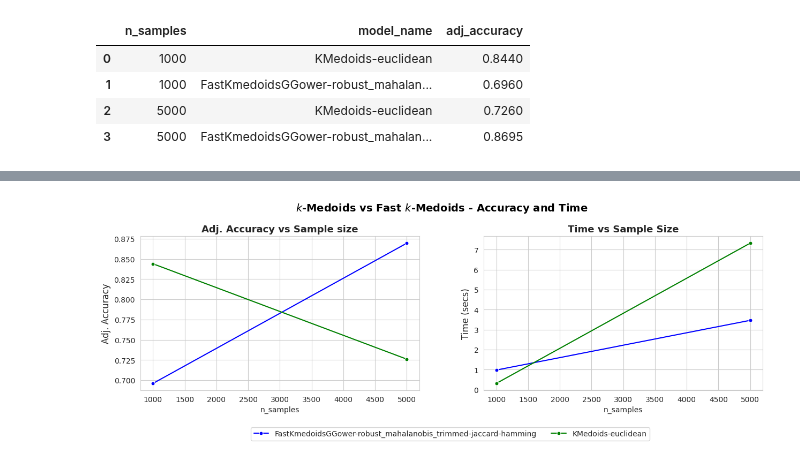
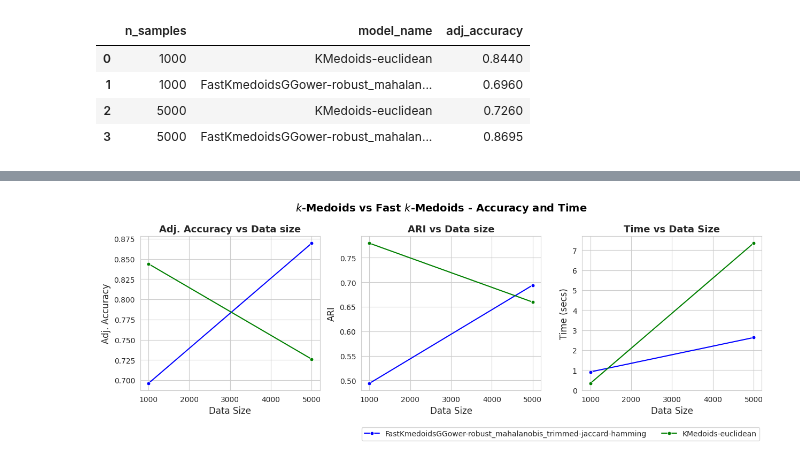
Before and after one commit to FabioScielzoOrtiz/db-robust-clust-paper-code, a Jupyter notebook: notebooks/experiment_2.ipynb, the cells around one changed output, grey strips where cells are left out. Saved outputs shown, nothing was run; the diff lists cells and outputs as text; code cells hidden in the pictures.

Commit message:
ARI added to all experiments

```diff
--- a/notebooks/experiment_2.ipynb
+++ b/notebooks/experiment_2.ipynb
@@ -79,7 +73,7 @@ results = {}
 
 for random_state in random_state_list:
     print('random_state', random_state)
-    results[random_state] = make_experiment_2(n_sample_list = n_samples_list,
+    results[random_state] = make_experiment_2(n_samples_list = experiment_2_config['n_samples_list'],
                                               models = models,
                                               random_state = random_state)
 # %% [output]
@@ -120,7 +115,7 @@ results
 model_names = list(models.keys())
 
 pivoted_results = get_pivoted_results_two_iterables(results = results,
-                                  iterable1 = n_samples_list  ,
+                                  iterable1 = experiment_2_config['n_samples_list'],
                                   iterable2 = model_names)
 
 pivoted_results
@@ -141,7 +142,7 @@ pivoted_results
 # %%
 avg_results = get_avg_results_two_iterables(results = results,
                                   pivoted_results = pivoted_results,
-                                  iterable1 = n_samples_list,
+                                  iterable1 = experiment_2_config['n_samples_list'],
                                   iterable2 = model_names)
 
 avg_results
@@ -179,5 +195,5 @@ dfs['adj_accuracy']
 # %%
-fig, axes = plt.subplots(1, 2, figsize=(15,4))
+fig, axes = plt.subplots(1, 3, figsize=(15,4))
 axes = axes.flatten()
 
 #######################################################################
@@ -202,6 +218,30 @@ sns.lineplot(x=df_acc_subset['n_samples'],
              color='green', marker='o',  markersize=5,
              label=model_name, ax=axes[0])
 
+
+#######################################################################
+# ARI plot
+#######################################################################
+
+model_name = 'FastKmedoidsGGower-robust_mahalanobis_trimmed-jaccard-hamming'
+df_acc_subset = dfs['ARI'][dfs['ARI']['model_name'] == model_name]
+
+sns.lineplot(x=df_acc_subset['n_samples'],
+             y=df_acc_subset['ARI'],
+             color='blue', marker='o',  markersize=5,
+             label=model_name, ax=axes[1])
+
+################################
+
+model_name = 'KMedoids-euclidean'
+df_acc_subset = dfs['ARI'][dfs['ARI']['model_name'] == model_name]
+
+sns.lineplot(x=df_acc_subset['n_samples'],
+             y=df_acc_subset['ARI'],
+             color='green', marker='o',  markersize=5,
+             label=model_name, ax=axes[1])
+
+
 #######################################################################
 # Time plot
 #######################################################################
@@ -212,7 +252,7 @@ df_time_subset = dfs['time'][dfs['time']['model_name'] == model_name]
 sns.lineplot(x=df_time_subset['n_samples'],
              y=df_time_subset['time'],
              color='blue', marker='o',  markersize=5,
-             label=model_name, ax=axes[1])
+             label=model_name, ax=axes[2])
 
 ################################
 
@@ -222,41 +262,41 @@ df_time_subset = dfs['time'][dfs['time']['model_name'] == model_name]
 sns.lineplot(x=df_time_subset['n_samples'],
              y=df_time_subset['time'],
              color='green', marker='o',  markersize=5,
-             label=model_name, ax=axes[1])
+             label=model_name, ax=axes[2])
 
 #######################################################################
 # Plot details
 
-axes[0].set_title('Adj. Accuracy vs Sample size', size=13, weight='bold')
+axes[0].set_title('Adj. Accuracy vs Data size', size=13, weight='bold')
 axes[0].set_ylabel('Adj. Accuracy', size=12)
 #min_acc = min([min(best_accuracy[model].values()) for model in model_names])
 #max_acc = max([max(best_accuracy[model].values()) for model in model_names])
 #axes[0].set_yticks(np.round(np.linspace(min_acc, max_acc, 6),3))
-axes[0].legend().set_visible(False)
 
-axes[1].set_title('Time vs Sample Size', size=13, weight='bold')
-axes[1].set_ylabel('Time (secs)', size=12)
+axes[1].set_title('ARI vs Data size', size=13, weight='bold')
+axes[1].set_ylabel('ARI', size=12)
+
+
+axes[2].set_title('Time vs Data Size', size=13, weight='bold')
+axes[2].set_ylabel('Time (secs)', size=12)
 #min_time = min([min([x for x in times[model].values() if x != None]) for model in model_names])
 #max_time = max([max([x for x in times[model].values() if x != None]) for model in model_names])
 #axes[1].set_yticks(np.round(np.linspace(min_time, max_time, 6),3))
-axes[1].legend().set_visible(False)
 
-'''
 for i in range(len(axes)):
-    axes[i].set_xticks(data_sizes + [25000, 35000, 45000])
-    axes[i].set_xlabel('Sample Size', size=12)
+    #axes[i].set_xticks(data_sizes + [25000, 35000, 45000])
+    axes[i].set_xlabel('Data Size', size=12)
     axes[i].legend().set_visible(False)
-'''
 
 handles, labels = axes[1].get_legend_handles_labels()
 plt.legend(handles=handles, labels=labels, loc='lower center', bbox_to_anchor=(-0.12, -0.35), ncol=len(labels), fontsize=10)
 plt.subplots_adjust(top=0.83)
 plt.suptitle('$k$-Medoids vs Fast $k$-Medoids - Accuracy and Time', fontsize=14, y=0.99, weight='bold', color='black', alpha=1)
 plt.subplots_adjust(hspace=0.5, wspace=0.23)
 
 file_name = 'plots/kmedoids_vs_fast_kmedoids'
 #fig.savefig(file_name + '.jpg', format='jpg', dpi=500, bbox_inches="tight", pad_inches=0.2)
 
 plt.show()
 # %% [output]
-[figure, old version]
+[figure, new version]
```
Also changed, not shown: parts of 7 cells of this notebook, 3 other files.
